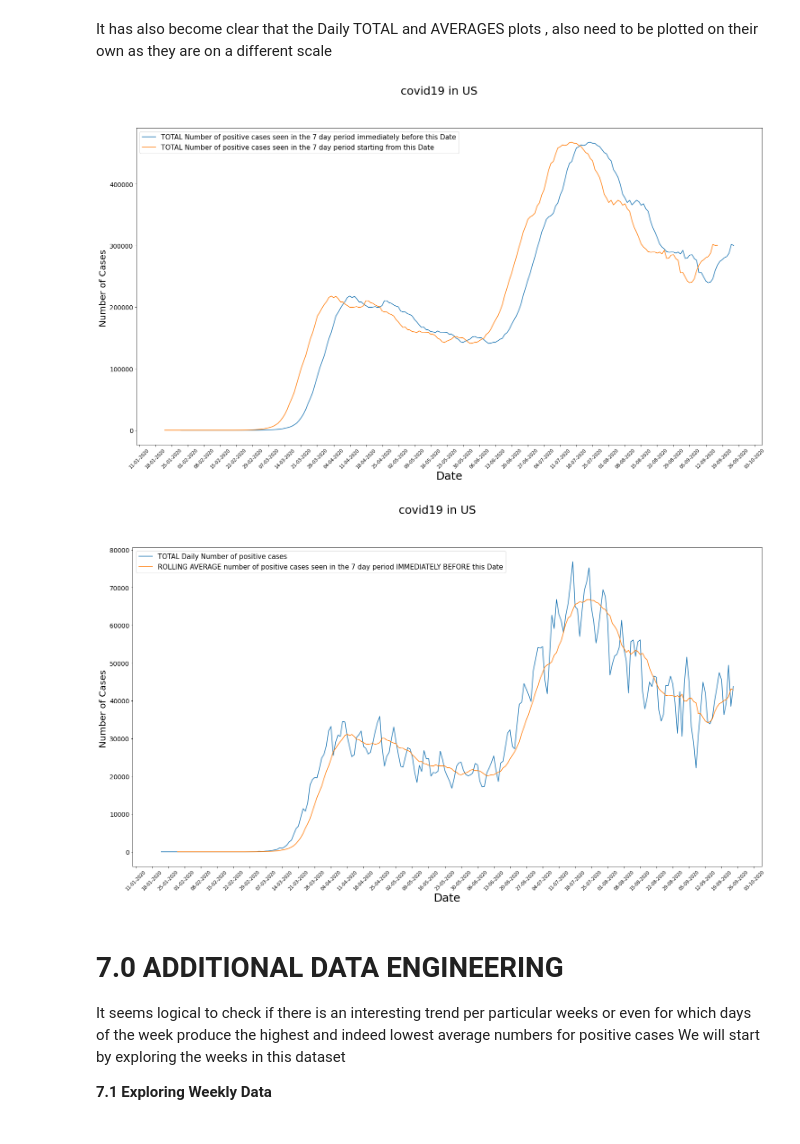
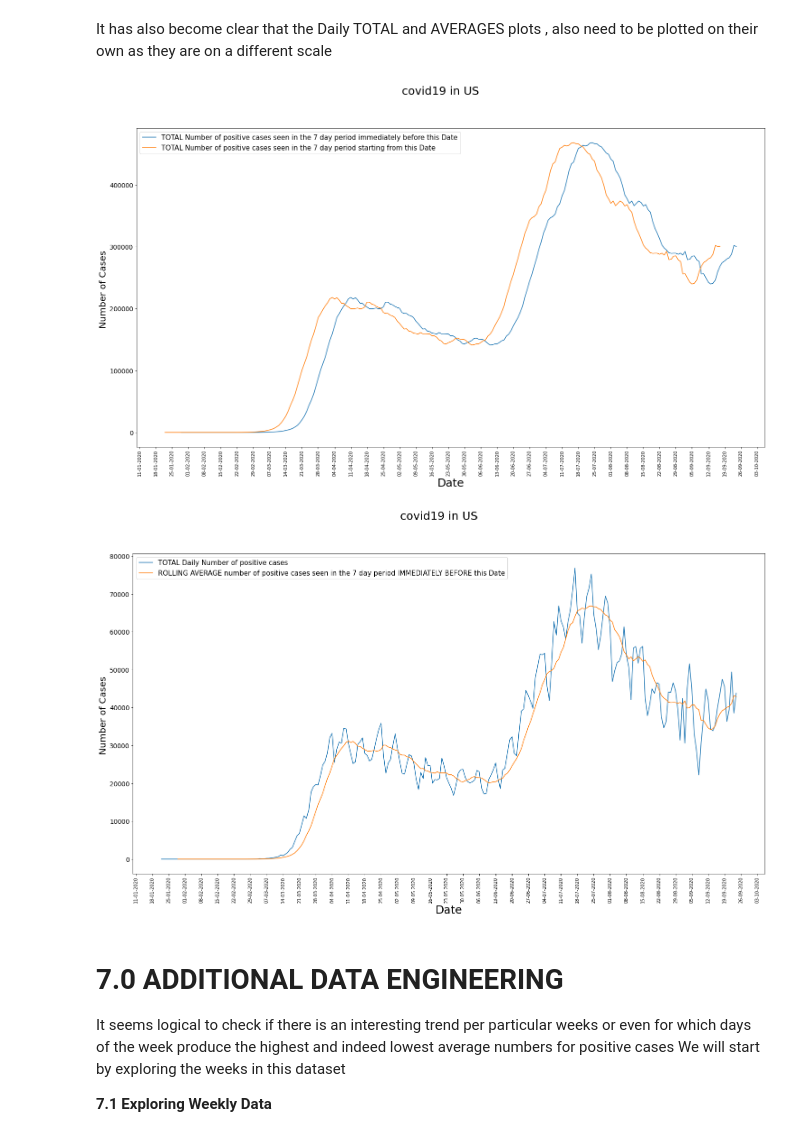
Before and after one commit to fergusie/Covid19, a Jupyter notebook: fbuckley_covid.ipynb, the cells around one changed output. Saved outputs shown, nothing was run; the diff lists cells and outputs as text; code cells hidden in the pictures.

```diff
--- a/fbuckley_covid.ipynb
+++ b/fbuckley_covid.ipynb
@@ -215,31 +215,31 @@ It has also become clear that the Daily TOTAL and AVERAGES plots , also need to
 # %%
 fig, (ax1) = plt.subplots(1, figsize=(25,13)) #Plotting Daily Total and Rolling 7 Day Average
 fig.suptitle('covid19 in US', fontsize=25)
 
 x = df['date']
 y1 = df.last_7
 y2 = df.next_7
 
 # plot the data
 plt.plot(x,y1,label='TOTAL Number of positive cases seen in the 7 day period immediately before this Date')
 plt.plot(x,y2, label='TOTAL Number of positive cases seen in the 7 day period starting from this Date')
 
 # Add axis labels
 plt.xlabel("Date", fontsize=25)
 plt.ylabel("Number of Cases ", fontsize=20)
-plt.xticks(fontsize=10, rotation = 45)
+plt.xticks(fontsize=10, rotation = 90)
 plt.yticks(fontsize=14)
 
 
 #Adjust date for x-axis labels
 plt.gca().xaxis.set_major_formatter(mdates.DateFormatter('%d-%m-%Y'))
 plt.gca().xaxis.set_major_locator(mdates.DayLocator(interval=7)) #setting interval of a week
 
 # show the plot
 plt.legend(fontsize = 15, loc = 2)
 plt.show()
 # %% [output]
-[figure, old version]
+[figure, new version]
 # %%
 fig, (ax1) = plt.subplots(1, figsize=(25,13)) #Plotting Daily Total and Rolling 7 Day Average
 fig.suptitle('covid19 in US', fontsize=25)
@@ -255,7 +255,7 @@ plt.plot(x,y2, label='ROLLING AVERAGE number of positive cases seen in the 7 day
 # Add axis labels
 plt.xlabel("Date", fontsize=25)
 plt.ylabel("Number of Cases ", fontsize=20)
-plt.xticks(fontsize=10, rotation = 45)
+plt.xticks(fontsize=10, rotation = 90)
 plt.yticks(fontsize=14)
 
 
@@ -267,7 +267,7 @@ plt.gca().xaxis.set_major_locator(mdates.DayLocator(interval=7)) #setting interv
 plt.legend(fontsize = 15, loc = 2)
 plt.show()
 # %% [output]
-[figure, old version]
+[figure, new version]
 # %% [markdown]
 # **7.0 ADDITIONAL DATA ENGINEERING**
 
```
Also changed, not shown: parts of 8 cells of this notebook.
